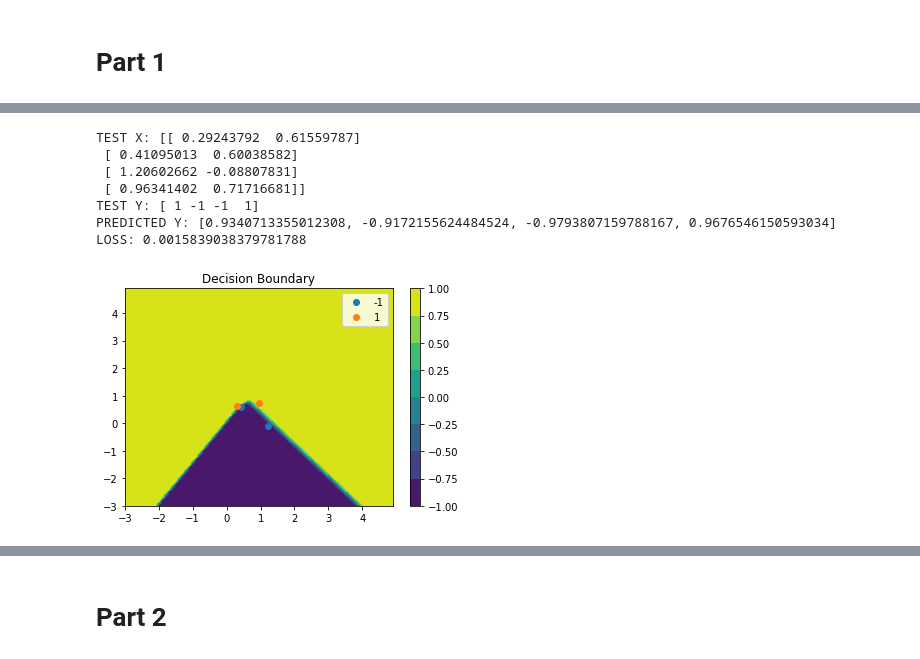
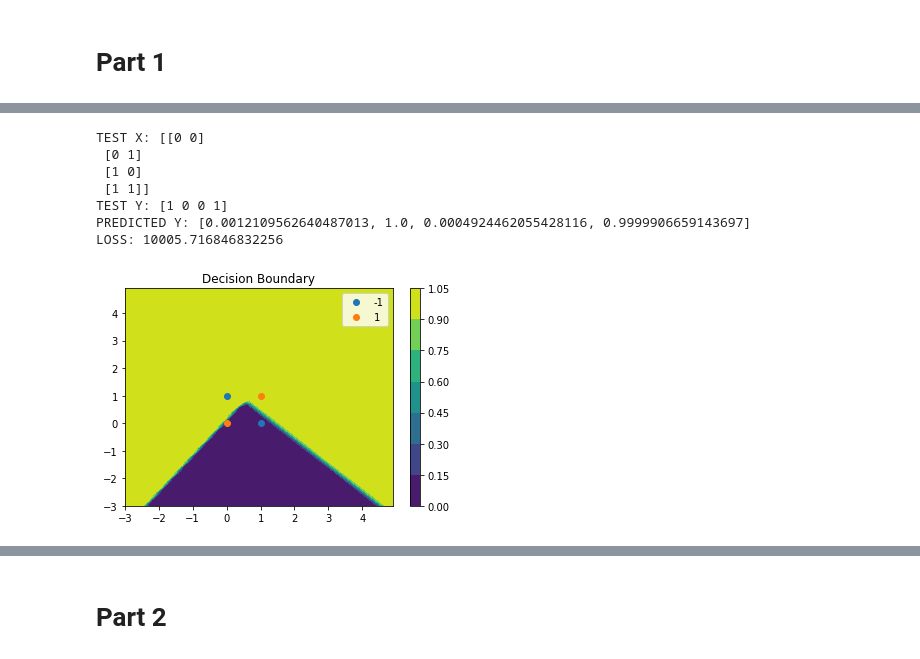
Before and after one commit to ezhang7423/ece180, a Jupyter notebook: hw5/xor.ipynb, the cells around one changed output, grey strips where cells are left out. Cells and saved outputs as stored; diff of their text form; code cells hidden in the pictures.

```diff
--- a/hw5/xor.ipynb
+++ b/hw5/xor.ipynb
@@ -198,20 +209,21 @@ LOSS: 0.0003792003256589673
 # %%
 # d) Using random points
 
-def train_and_visualize(sigma):
-    np.random.seed(46)
+def train_and_visualize(sigma, show_train=False):
+    np.random.seed(46) # So results are replicable
     train_data = train_x + np.random.normal(loc=0.0, scale=sigma, size=train_x.shape)
     m = NumpyModel(.1)
     train(m, train_data, train_y, epochs=2000)
-    model_visualize(m, train_data)
+    model_visualize(m, train_x) if not show_train else model_visualize(m, train_data)
 
-train_and_visualize(.5)
+
+train_and_visualize(.5) # This is the loss and graph on the original test data
 # %% [output]
-TEST X: [[ 0.29243792  0.61559787]
- [ 0.41095013  0.60038582]
- [ 1.20602662 -0.08807831]
- [ 0.96341402  0.71716681]]
-TEST Y: [ 1 -1 -1  1]
-PREDICTED Y: [0.9340713355012308, -0.9172155624484524, -0.9793807159788167, 0.9676546150593034]
-LOSS: 0.0015839038379781788
+TEST X: [[0 0]
+ [0 1]
+ [1 0]
+ [1 1]]
+TEST Y: [1 0 0 1]
+PREDICTED Y: [0.0012109562640487013, 1.0, 0.0004924462055428116, 0.9999906659143697]
+LOSS: 10005.716846832256
-[figure, old version]
+[figure, new version]
```
Also changed, not shown: parts of 26 cells of this notebook, 1 other file.
